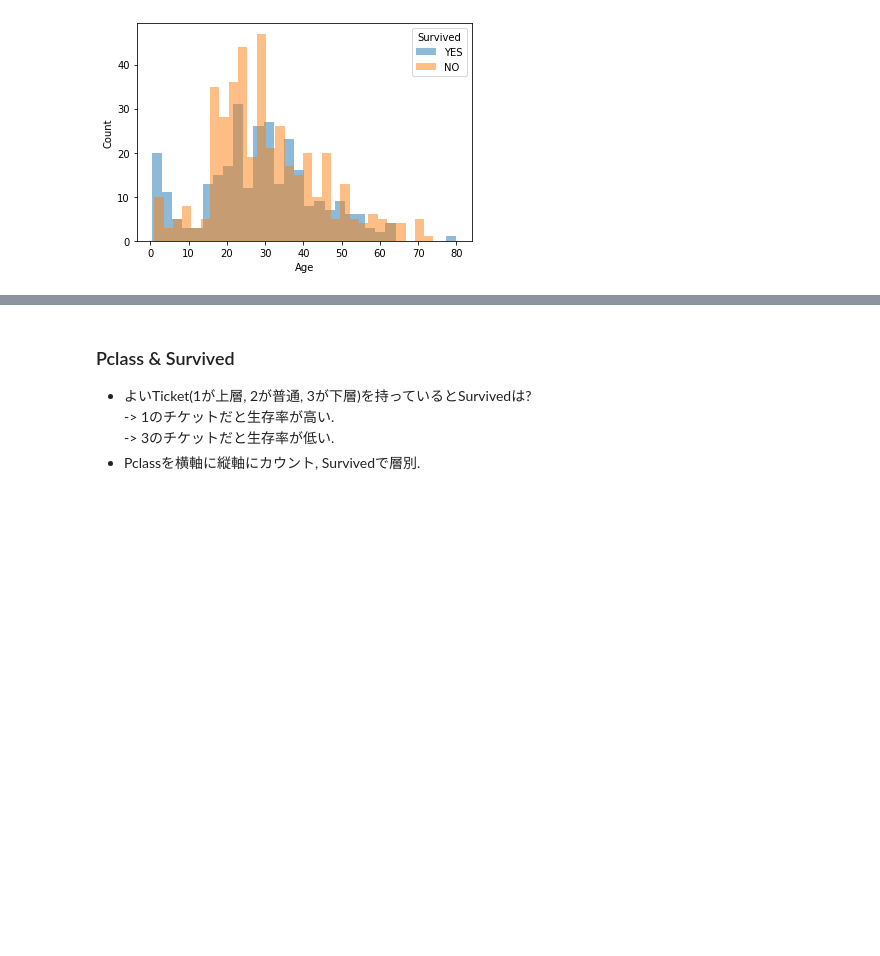
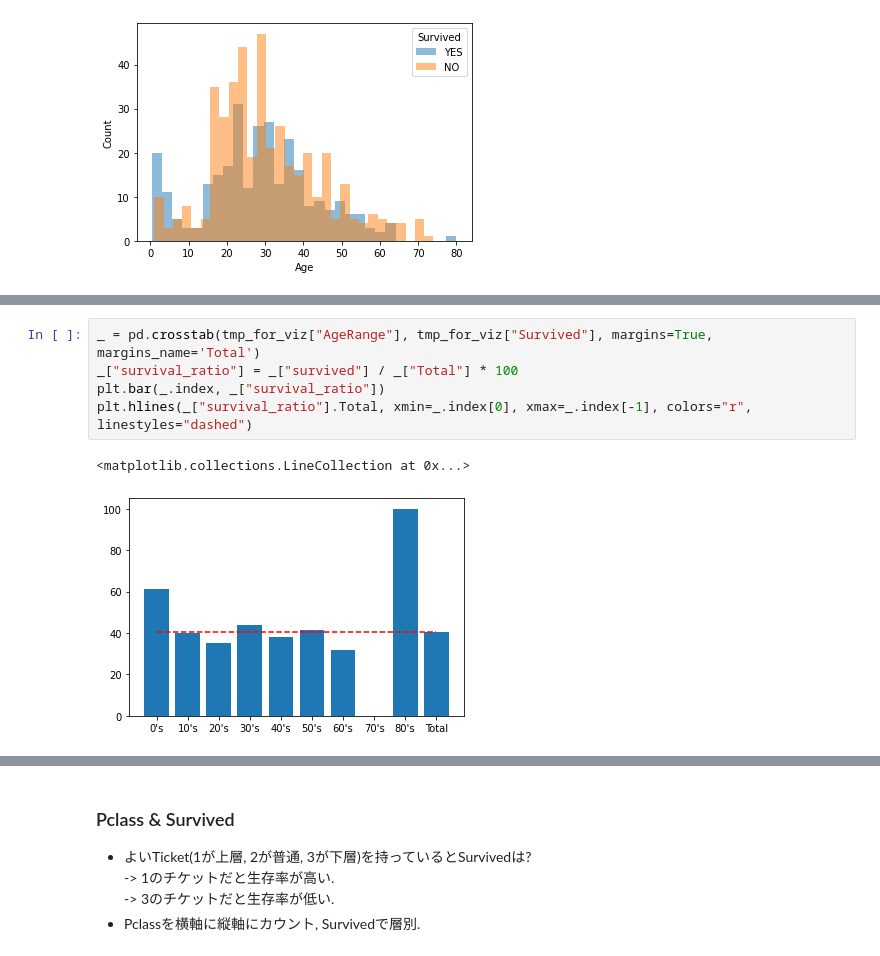
Before and after one commit to clearwaterkzk/kaggle_titanic, a Jupyter notebook: notebook/eda.ipynb, the cells around one changed output, grey strips where cells are left out. Cells and saved outputs as stored; diff of their text form; blank space fills up the shorter version.

```diff
--- a/notebook/eda.ipynb
+++ b/notebook/eda.ipynb
@@ -117,0 +115,8 @@ sns.countplot(x="AgeRange", hue="Survived", data=tmp_train)
+# %%
+_ = pd.crosstab(tmp_for_viz["AgeRange"], tmp_for_viz["Survived"], margins=True, margins_name='Total')
+_["survival_ratio"] = _["survived"] / _["Total"] * 100
+plt.bar(_.index, _["survival_ratio"])
+plt.hlines(_["survival_ratio"].Total, xmin=_.index[0], xmax=_.index[-1], colors="r", linestyles="dashed")
+# %% [output]
+<matplotlib.collections.LineCollection at 0x...>
+[figure, added]
```
Also changed, not shown: parts of 9 cells of this notebook, 2 other files.
